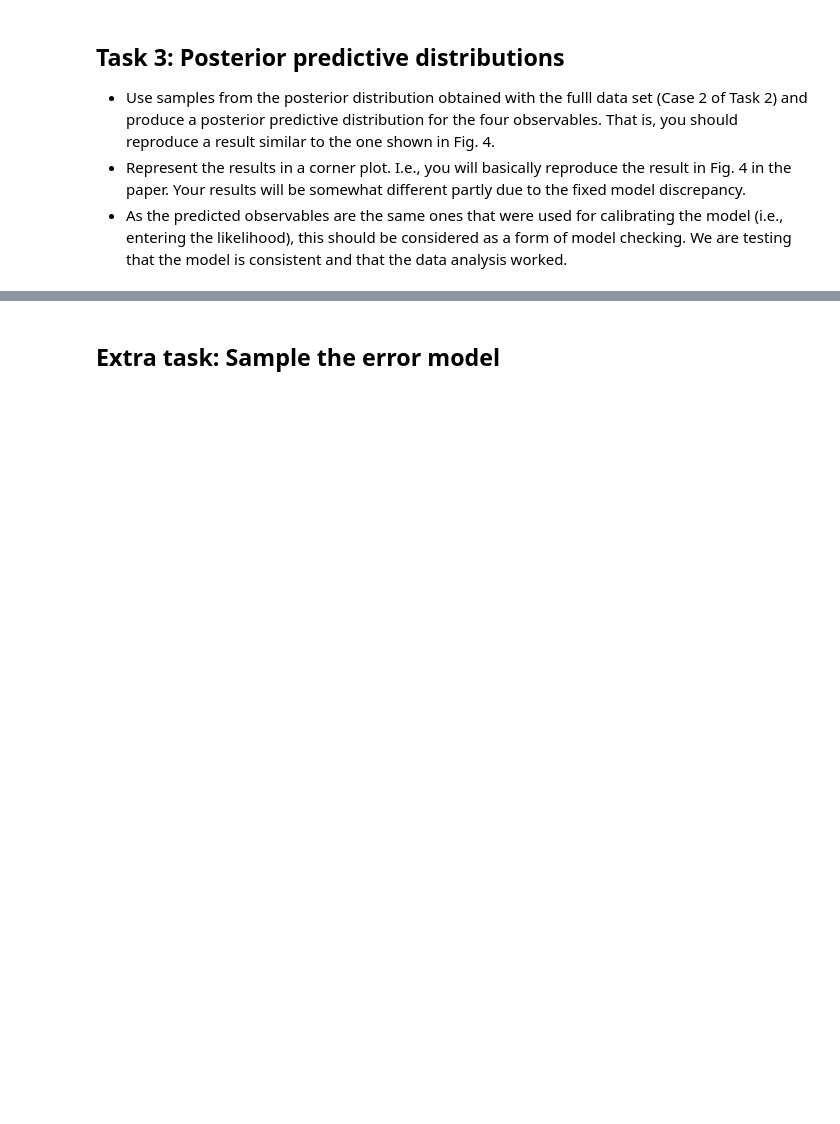
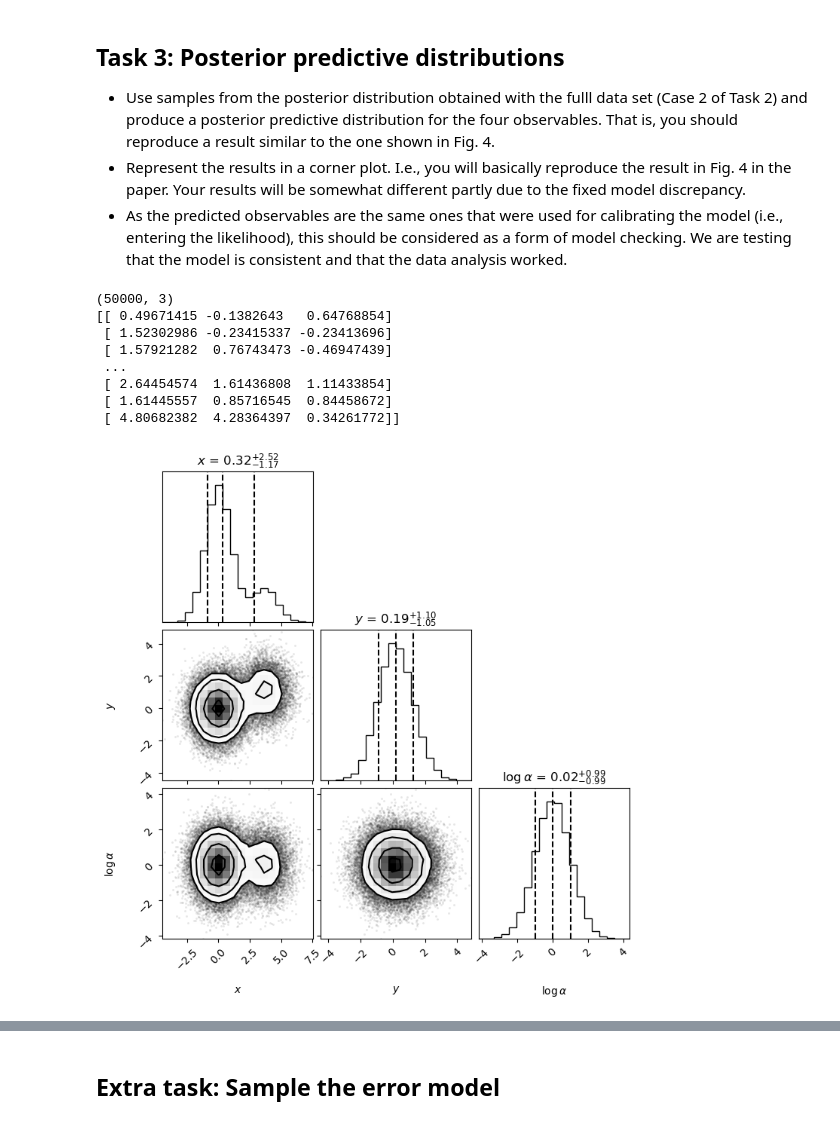
Before and after one commit to wonder-coconut/tif285_project, a Jupyter notebook: TIF285_Project1.ipynb, the cells around one changed output, grey strips where cells are left out. Saved outputs shown, nothing was run; the diff lists cells and outputs as text; code cells hidden in the pictures; blank space fills up the shorter version.

Commit message:
task 3 partially complete, modify scales of plots

```diff
--- a/TIF285_Project1.ipynb
+++ b/TIF285_Project1.ipynb
@@ -373,3 +375,42 @@ corner.corner(samples4,labels=["cD", "cE"],show_titles=True,quantiles=[0.16, 0.5
 - Use samples from the posterior distribution obtained with the fulll data set (Case 2 of Task 2) and produce a posterior predictive distribution for the four observables. That is, you should reproduce a result similar to the one shown in Fig. 4.
 - Represent the results in a corner plot. I.e., you will basically reproduce the result in Fig. 4 in the paper. Your results will be somewhat different partly due to the fixed model discrepancy.
 - As the predicted observables are the same ones that were used for calibrating the model (i.e., entering the likelihood), this should be considered as a form of model checking. We are testing that the model is consistent and that the data analysis worked.
+# %%
+# Set up the parameters of the problem.
+ndim, nsamples = 3, 50000
+
+# Generate some fake data.
+np.random.seed(42)
+data1 = np.random.randn(ndim * 4 * nsamples // 5).reshape(
+    [4 * nsamples // 5, ndim]
+)
+data2 = 4 * np.random.rand(ndim)[None, :] + np.random.randn(
+    ndim * nsamples // 5
+).reshape([nsamples // 5, ndim])
+data = np.vstack([data1, data2])
+
+print(data.shape)
+# Plot it.
+figure = corner.corner(
+    data,
+    labels=[
+        r"$x$",
+        r"$y$",
+        r"$\log \alpha$",
+        r"$\Gamma \, [\mathrm{parsec}]$",
+    ],
+    quantiles=[0.16, 0.5, 0.84],
+    show_titles=True,
+    title_kwargs={"fontsize": 12},
+)
+print(data)
+# %% [output]
+(50000, 3)
+[[ 0.49671415 -0.1382643   0.64768854]
+ [ 1.52302986 -0.23415337 -0.23413696]
+ [ 1.57921282  0.76743473 -0.46947439]
+ ...
+ [ 2.64454574  1.61436808  1.11433854]
+ [ 1.61445557  0.85716545  0.84458672]
+ [ 4.80682382  4.28364397  0.34261772]]
+[figure, added]
```
Also changed, not shown: parts of 4 cells of this notebook.
